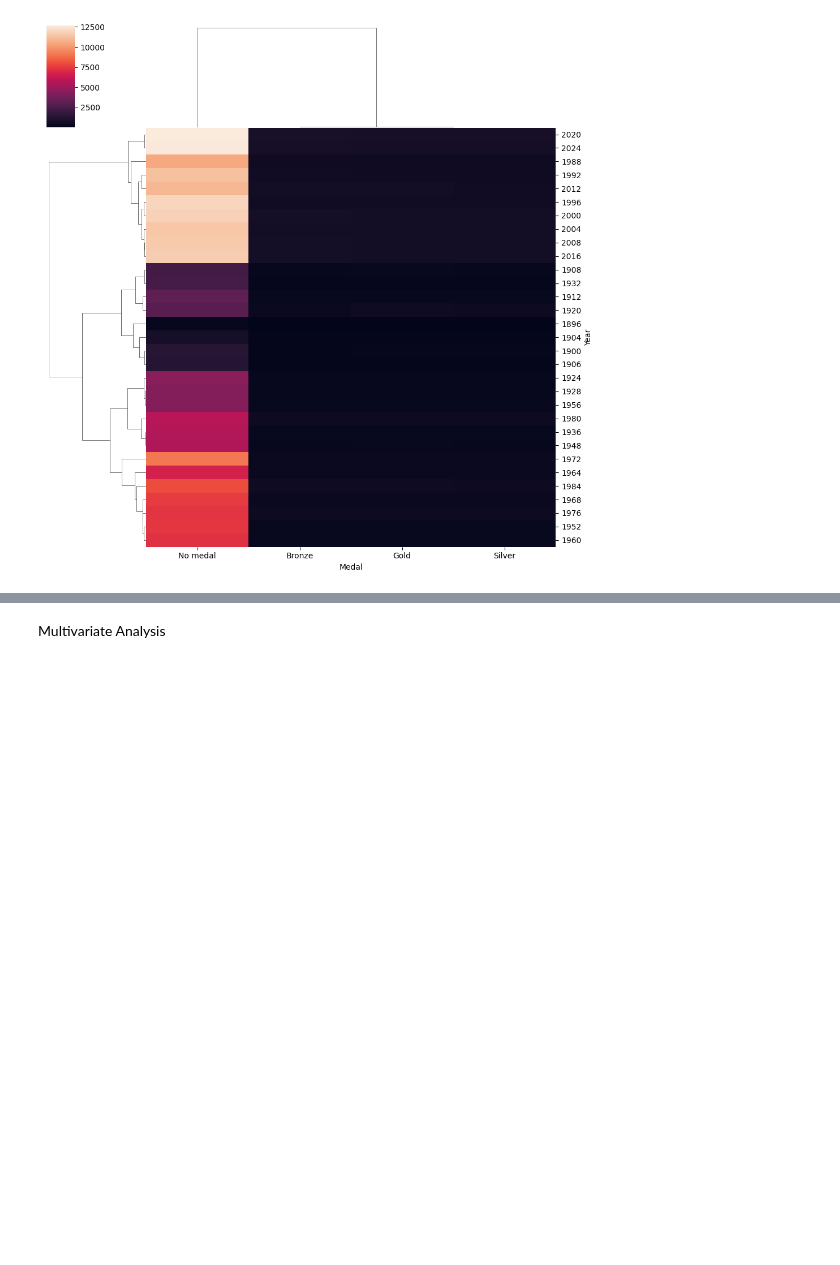
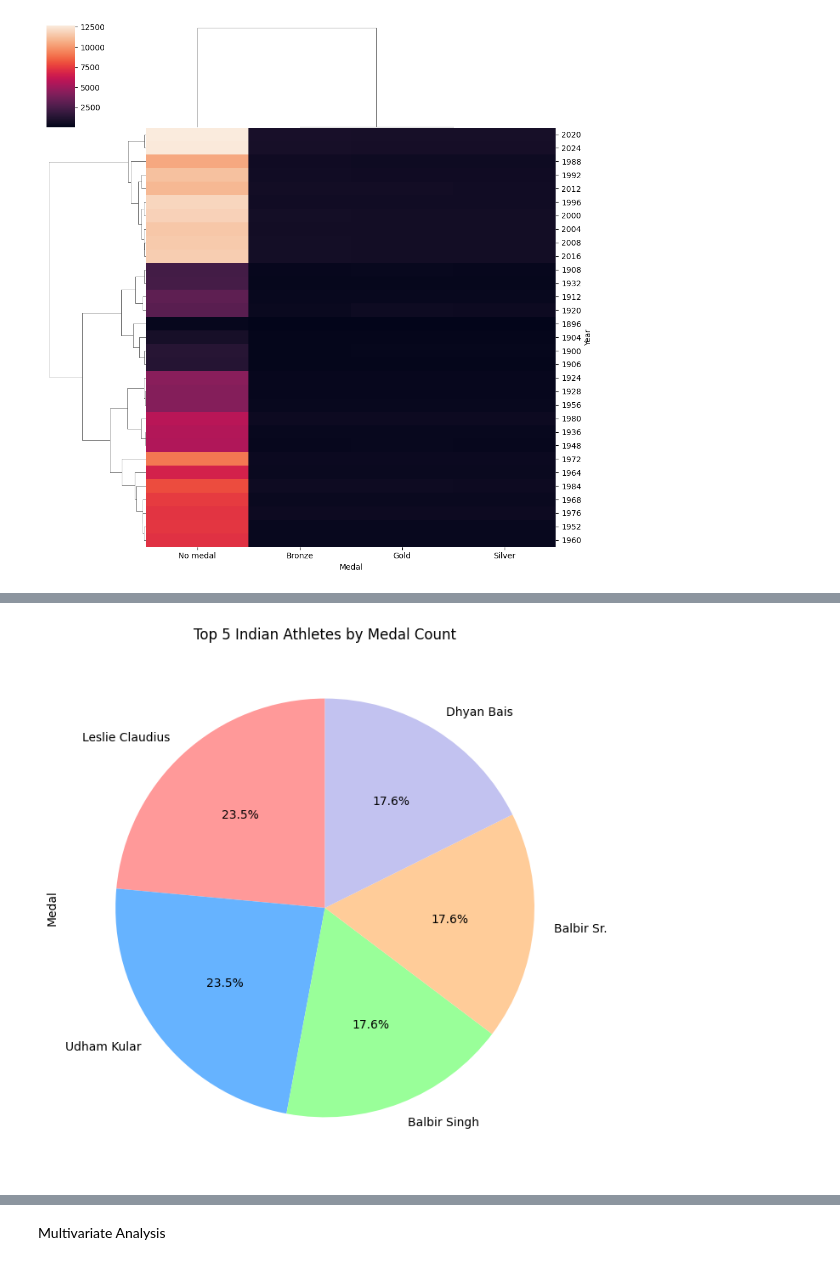
Before and after one commit to PrasoonAZ/ML-Assignment-1-OLympics-Database, a Jupyter notebook: ML_Assignment.ipynb, the cells around one changed output, grey strips where cells are left out. Drawn from its saved outputs; the diff is of its cells as text; code cells hidden in the pictures; blank space fills up the shorter version.

```diff
--- a/ML_Assignment.ipynb
+++ b/ML_Assignment.ipynb
@@ -437,0 +466,3 @@ sns.clustermap(pd.crosstab(df_olympics['Year'], df_olympics['Medal']))
+# %%
+top_5_athletes = india_medals.groupby('Name')['Medal'].count().nlargest(5)
+print(top_5_athletes)
@@ -437,0 +498,7 @@ sns.clustermap(pd.crosstab(df_olympics['Year'], df_olympics['Medal']))
+# %%
+plt.figure(figsize=(10, 8))
+top_5_athletes.plot(kind='pie', autopct='%1.1f%%', startangle=90, colors=['#ff9999','#66b3ff','#99ff99','#ffcc99','#c2c2f0'])
+plt.title('Top 5 Indian Athletes by Medal Count')
+plt.show()
+# %% [output]
+[figure, added]
```
Also changed, not shown: parts of 8 cells of this notebook.
